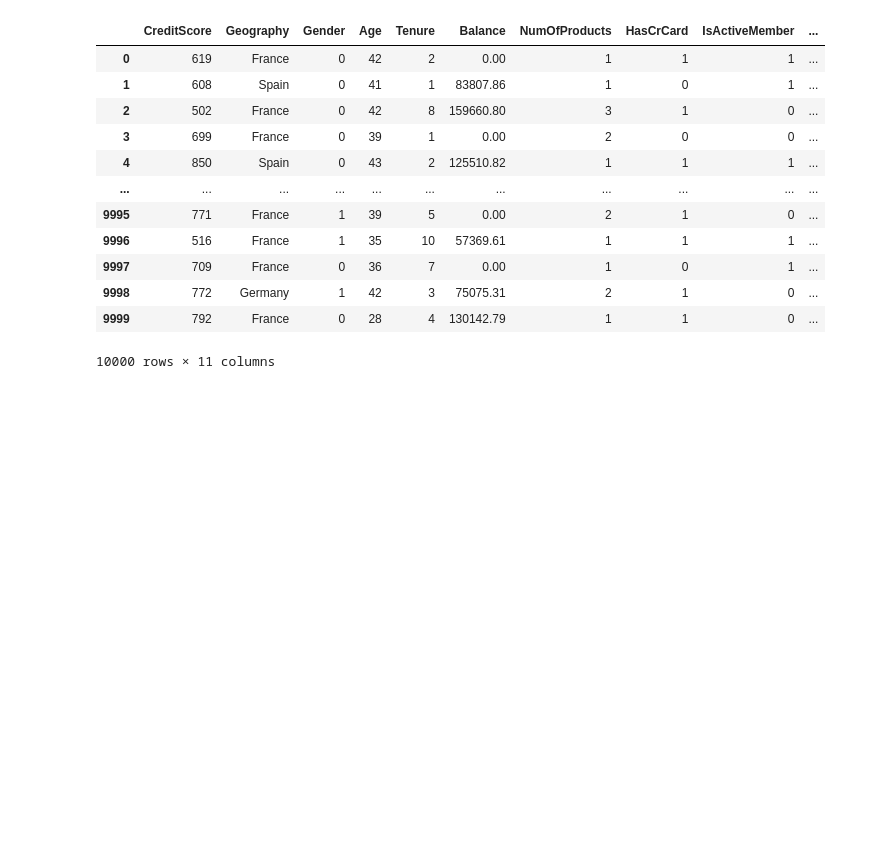
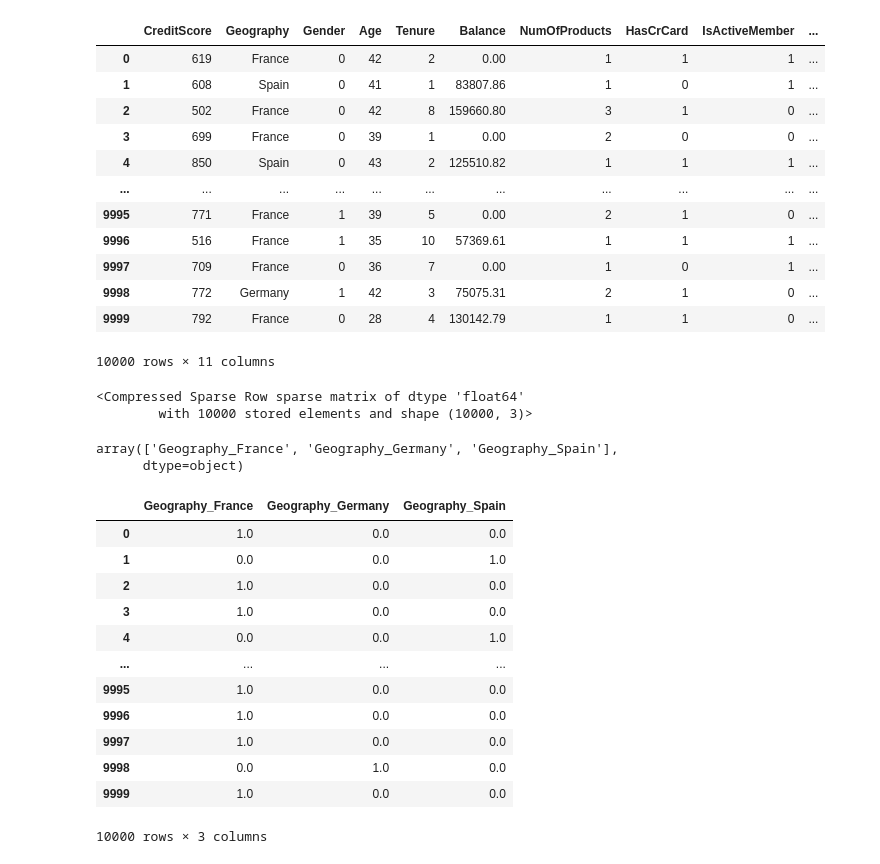
Before and after one commit to satyajit1106/ANN-Project, a Jupyter notebook: exp.ipynb, the cells around one changed output. Drawn from its saved outputs; the diff is of its cells as text; code cells hidden in the pictures; blank space fills up the shorter version.

```diff
--- a/exp.ipynb
+++ b/exp.ipynb
@@ -54,3 +54,34 @@ data
 # %%
 # One-hot encode 'Geography' column
 # because it has more than two categories so if we label it as 0 1 2 it may mislead the model to think there is some order like 0<1<2
+
+from sklearn.preprocessing import OneHotEncoder
+OneHotEncoder_geography = OneHotEncoder()
+geo_encoded = OneHotEncoder_geography.fit_transform(data[['Geography']])
+geo_encoded
+# %% [output]
+<Compressed Sparse Row sparse matrix of dtype 'float64'
+        with 10000 stored elements and shape (10000, 3)>
+# %%
+# understand the feature names after one-hot encoding
+OneHotEncoder_geography.get_feature_names_out(['Geography'])
+# %% [output]
+array(['Geography_France', 'Geography_Germany', 'Geography_Spain'],
+      dtype=object)
+# %%
+# Convert the encoded features to a DataFrame for better visualization
+pd.DataFrame(geo_encoded.toarray(), columns=OneHotEncoder_geography.get_feature_names_out(['Geography']))
+# %% [output]
+|  | Geography_France | Geography_Germany | Geography_Spain |
+| 0 | 1.0 | 0.0 | 0.0 |
+| 1 | 0.0 | 0.0 | 1.0 |
+| 2 | 1.0 | 0.0 | 0.0 |
+| 3 | 1.0 | 0.0 | 0.0 |
+| 4 | 0.0 | 0.0 | 1.0 |
+| ... | ... | ... | ... |
+| 9995 | 1.0 | 0.0 | 0.0 |
+| 9996 | 1.0 | 0.0 | 0.0 |
+| 9997 | 1.0 | 0.0 | 0.0 |
+| 9998 | 0.0 | 1.0 | 0.0 |
+| 9999 | 1.0 | 0.0 | 0.0 |
+10000 rows × 3 columns
```
Also changed, not shown: parts of 15 cells of this notebook, 4 other files.
